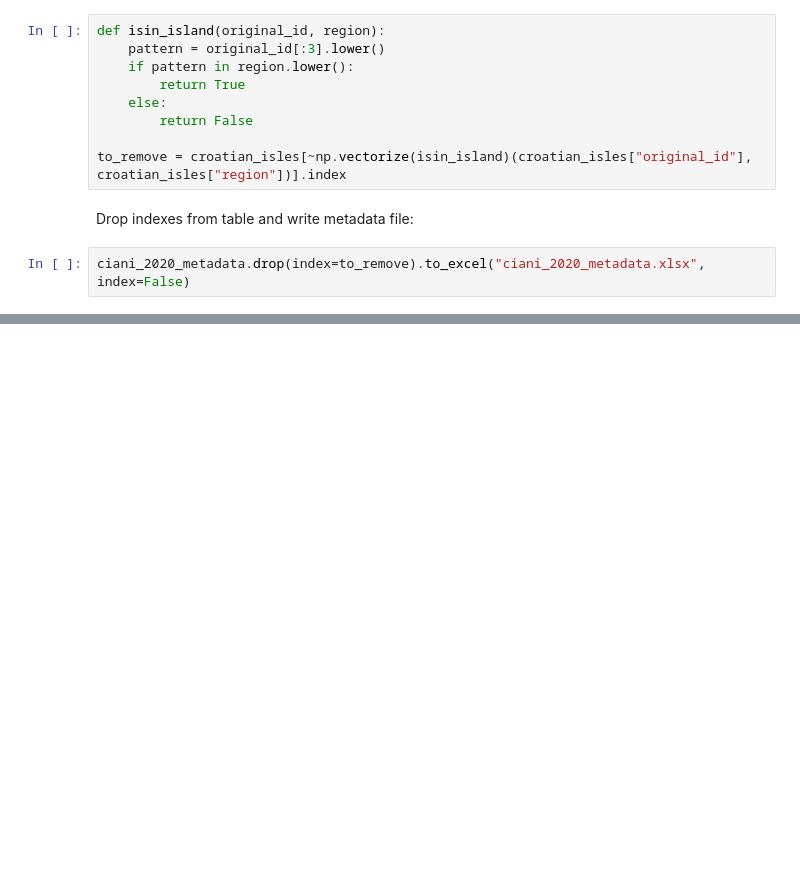
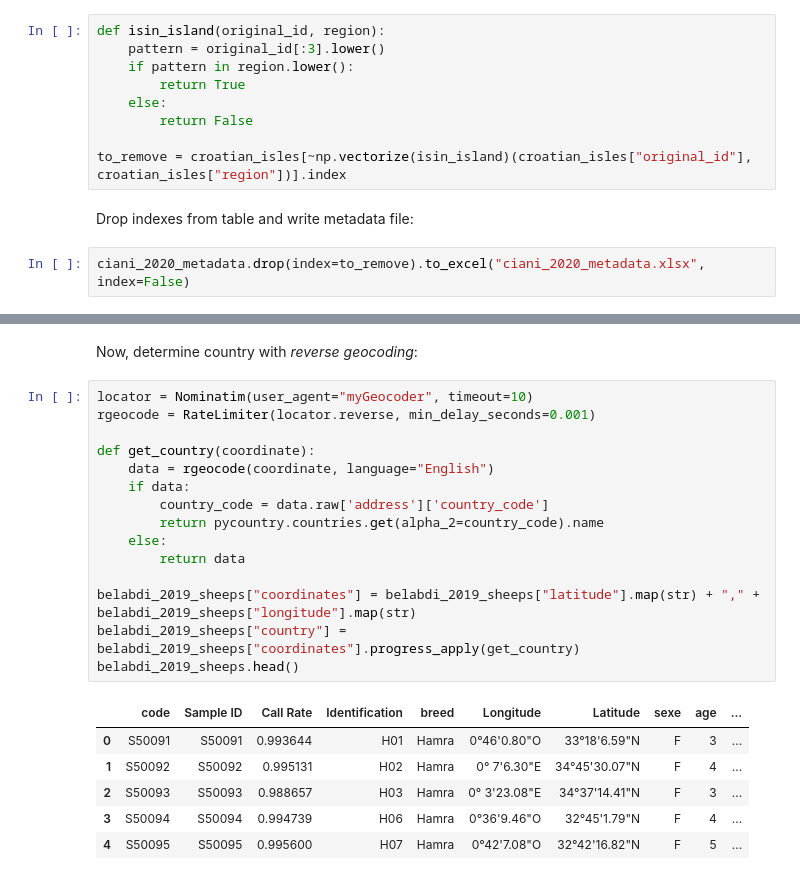
Before and after one commit to cnr-ibba/SMARTER-database, a Jupyter notebook: notebooks/exploratory/0.22.0-bunop-new_sheep_background_data.ipynb, the cells around one changed output, grey strips where cells are left out. Saved outputs shown, nothing was run; the diff lists cells and outputs as text; blank space fills up the shorter version.

```diff
--- a/notebooks/exploratory/0.22.0-bunop-new_sheep_background_data.ipynb
+++ b/notebooks/exploratory/0.22.0-bunop-new_sheep_background_data.ipynb
@@ -608,0 +692,24 @@ ciani_2020_metadata.drop(index=to_remove).to_excel("ciani_2020_metadata.xlsx", i
+# %% [markdown]
+Now, determine country with *reverse geocoding*:
+# %%
+locator = Nominatim(user_agent="myGeocoder", timeout=10)
+rgeocode = RateLimiter(locator.reverse, min_delay_seconds=0.001)
+
+def get_country(coordinate):
+    data = rgeocode(coordinate, language="English")
+    if data:
+        country_code = data.raw['address']['country_code']
+        return pycountry.countries.get(alpha_2=country_code).name
+    else:
+        return data
+
+belabdi_2019_sheeps["coordinates"] = belabdi_2019_sheeps["latitude"].map(str) + "," + belabdi_2019_sheeps["longitude"].map(str)
+belabdi_2019_sheeps["country"] = belabdi_2019_sheeps["coordinates"].progress_apply(get_country)
+belabdi_2019_sheeps.head()
+# %% [output]
+|  | code | Sample ID | Call Rate | Identification | breed | Longitude | Latitude | sexe | age | ... |
+| 0 | S50091 | S50091 | 0.993644 | H01 | Hamra | 0°46'0.80"O | 33°18'6.59"N | F | 3 | ... |
+| 1 | S50092 | S50092 | 0.995131 | H02 | Hamra | 0° 7'6.30"E | 34°45'30.07"N | F | 4 | ... |
+| 2 | S50093 | S50093 | 0.988657 | H03 | Hamra | 0° 3'23.08"E | 34°37'14.41"N | F | 3 | ... |
+| 3 | S50094 | S50094 | 0.994739 | H06 | Hamra | 0°36'9.46"O | 32°45'1.79"N | F | 4 | ... |
+| 4 | S50095 | S50095 | 0.995600 | H07 | Hamra | 0°42'7.08"O | 32°42'16.82"N | F | 5 | ... |
```
Also changed, not shown: parts of 28 cells of this notebook, 2 other files.
